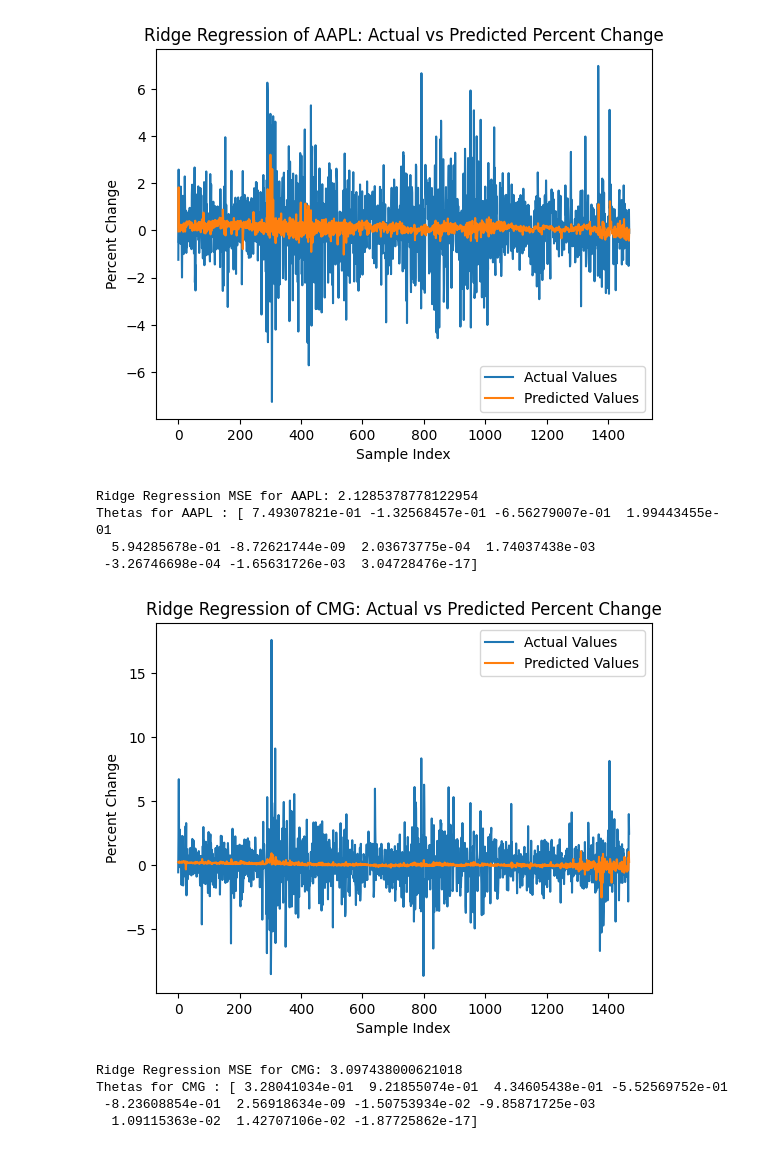
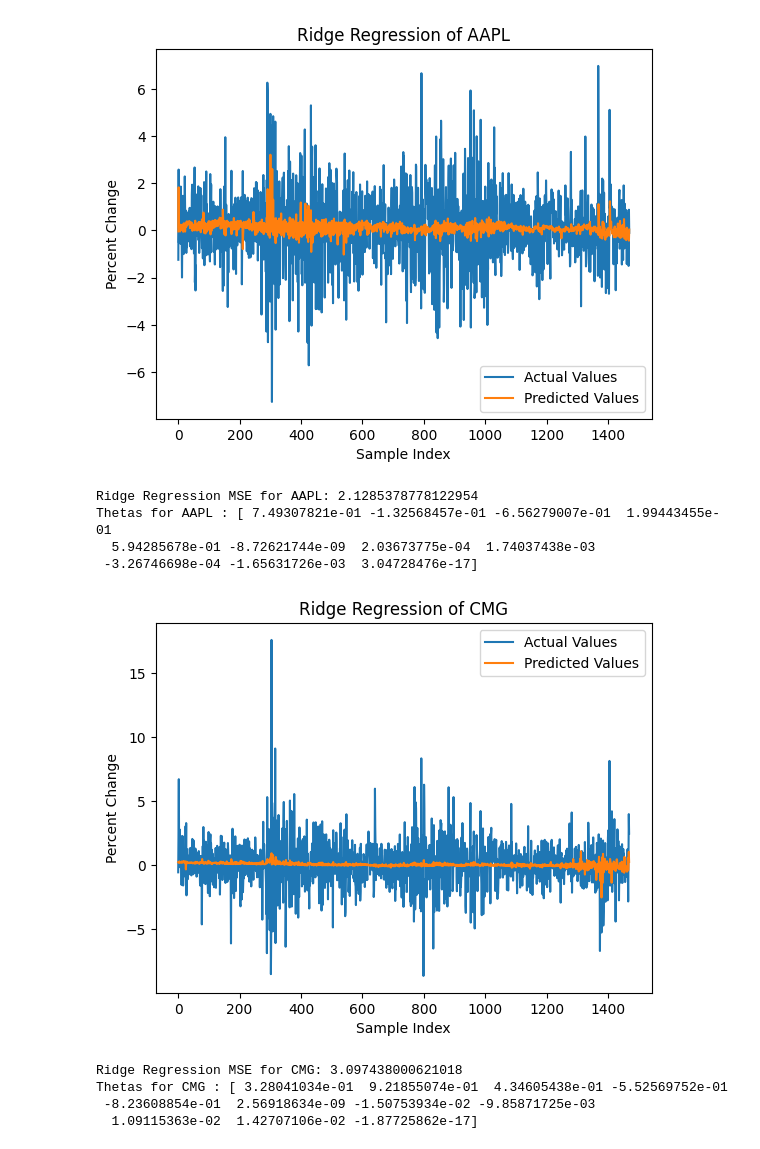
Before and after one commit to ivng8/9K-Stock-Ticker, a Jupyter notebook: All_Models.ipynb, the cells around one changed output. Saved outputs shown, nothing was run; the diff lists cells and outputs as text; code cells hidden in the pictures.

```diff
--- a/All_Models.ipynb
+++ b/All_Models.ipynb
@@ -60,7 +60,7 @@ for d in ticker_data:
     plt.plot(range(len(y_pred)), y_pred, label="Predicted Values")
     plt.xlabel("Sample Index")
     plt.ylabel("Percent Change")
-    plt.title(f"Linear Regression using Normal Equation of {name}: Actual vs Predicted Percent Change")
+    plt.title(f"Linear Regression using Normal Equation of {name}")
     plt.legend()
     plt.show()
 
@@ -109,7 +109,7 @@ for d in ticker_data:
     plt.plot(range(len(linear_preds)), linear_preds, label="Predicted Values")
     plt.xlabel("Sample Index")
     plt.ylabel("Percent Change")
-    plt.title(f"Linear Regression of {name}: Actual vs Predicted Percent Change")
+    plt.title(f"Linear Regression of {name}")
     plt.legend()
     plt.show()
 
@@ -144,7 +144,7 @@ for d in ticker_data:
     plt.plot(range(len(y_pred)), y_pred, label="Predicted Values")
     plt.xlabel("Sample Index")
     plt.ylabel("Percent Change")
-    plt.title(f"Quadratic Regression of {name}: Actual vs Predicted Percent Change")
+    plt.title(f"Quadratic Regression of {name}")
     plt.legend()
     plt.show()
 
@@ -197,7 +197,7 @@ for d in ticker_data:
     plt.plot(range(len(y_pred)), y_pred, label="Predicted Values")
     plt.xlabel("Sample Index")
     plt.ylabel("Percent Change")
-    plt.title(f"Regularized Quadratic Regression of {name} : Actual vs Predicted Percent Change")
+    plt.title(f"Regularized Quadratic Regression of {name}")
     plt.legend()
     plt.show()
 
@@ -233,40 +233,40 @@ for d in ticker_data:
     # Create quadratic features
     X_quad = np.hstack([X, X**2])
     X_quad = np.c_[np.ones((X_quad.shape[0], 1)), X_quad]
     theta_quad = np.linalg.pinv(X_quad.T @ X_quad) @ X_quad.T @ y
 
     # Add a small regularization term to the diagonal
     lambda_identity = 1e-5 * np.eye(X_quad.shape[1])  # Adjust lambda as needed
     theta_quad = np.linalg.inv(X_quad.T @ X_quad + lambda_identity) @ X_quad.T @ y
 
     # Ridge Regression
     lambda_identity = 1e-5 * np.eye(X_quad.shape[1])
     theta_quad = np.linalg.inv(X_quad.T @ X_quad + lambda_identity) @ X_quad.T @ y
 
     # Predictions on the training set
     y_pred = X_quad @ theta_quad
 
     # Plot predictions
     plt.plot(range(len(y)), y, label="Actual Values")
     plt.plot(range(len(y_pred)), y_pred, label="Predicted Values")
     plt.xlabel("Sample Index")
     plt.ylabel("Percent Change")
-    plt.title(f"Ridge Regression of {name}: Actual vs Predicted Percent Change")
+    plt.title(f"Ridge Regression of {name}")
     plt.legend()
     plt.show()
 
     # Get Error
     mse = mean_squared_error(y, y_pred)
     print(f"Ridge Regression MSE for {name}: {mse}")
     print(f"Thetas for {name} : {theta_quad}")
     i += 1
 # %% [output]
-[figure, old version]
+[figure, new version]
 Ridge Regression MSE for AAPL: 2.1285378778122954
 Thetas for AAPL : [ 7.49307821e-01 -1.32568457e-01 -6.56279007e-01  1.99443455e-01
   5.94285678e-01 -8.72621744e-09  2.03673775e-04  1.74037438e-03
  -3.26746698e-04 -1.65631726e-03  3.04728476e-17]
-[figure, old version]
+[figure, new version]
 Ridge Regression MSE for CMG: 3.097438000621018
 Thetas for CMG : [ 3.28041034e-01  9.21855074e-01  4.34605438e-01 -5.52569752e-01
  -8.23608854e-01  2.56918634e-09 -1.50753934e-02 -9.85871725e-03
```
Also changed, not shown: parts of 6 cells of this notebook.
